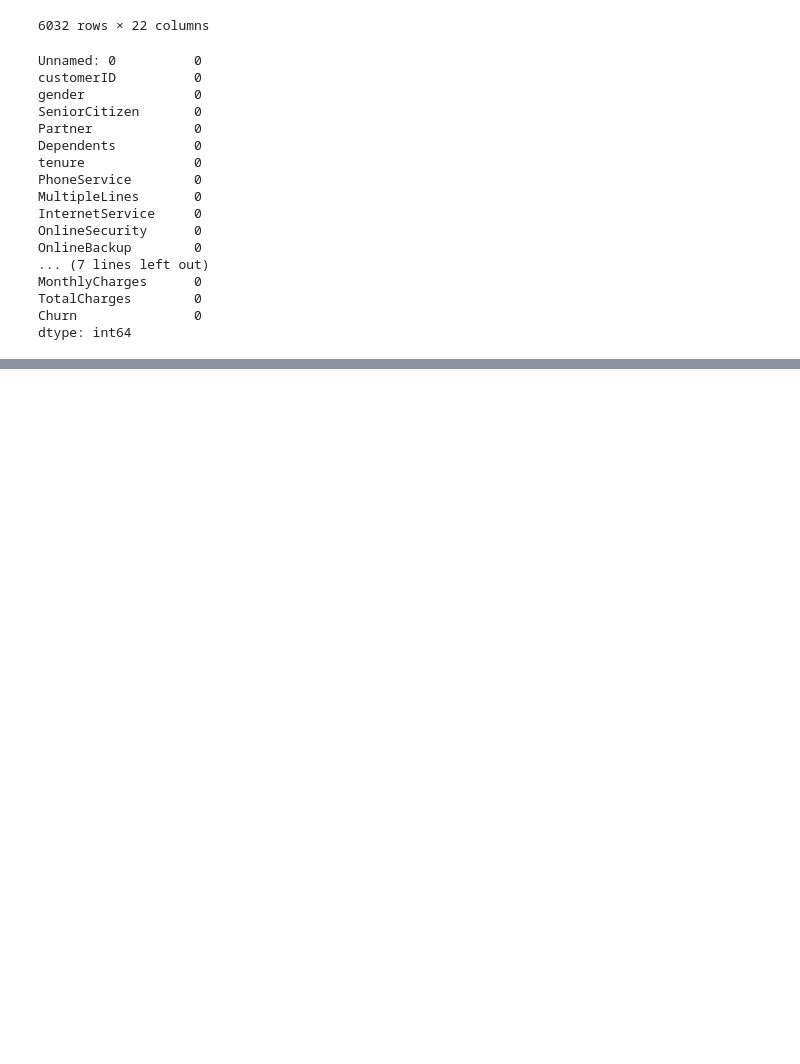
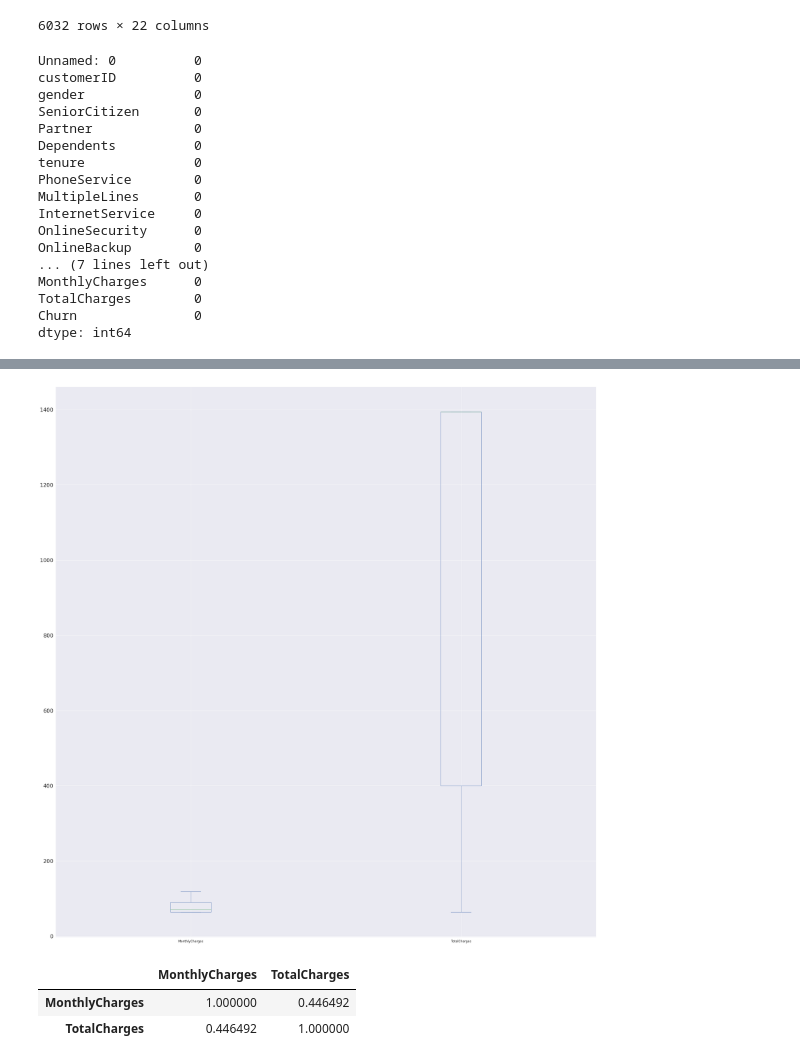
Before and after one commit to GerardoGrana/portfolio, a Jupyter notebook: credit_prediction/notebooks/exploratory.ipynb, the cells around one changed output, grey strips where cells are left out. Saved outputs shown, nothing was run; the diff lists cells and outputs as text; code cells hidden in the pictures; blank space fills up the shorter version.

```diff
--- a/credit_prediction/notebooks/exploratory.ipynb
+++ b/credit_prediction/notebooks/exploratory.ipynb
@@ -151,0 +169,17 @@ df_churn.sample(5)
+# %%
+q1= np.percentile(numeric_features,25)
+q3= np.percentile(numeric_features,75)
+
+numeric_features['MonthlyCharges'] = numeric_features.MonthlyCharges.clip(lower=q1, upper=q3)
+numeric_features['TotalCharges']  = numeric_features.TotalCharges.clip(lower=q1, upper=q3)
+# %%
+plt.rcParams["figure.figsize"] = [30, 30]
+plt.rcParams["figure.autolayout"] = True
+
+ax = numeric_features[['MonthlyCharges','TotalCharges']].plot(kind='box')
+plt.xticks(fontsize=12)
+plt.yticks(fontsize=20)
+
+plt.show()
+# %% [output]
+[figure, added]
@@ -151,0 +188,6 @@ df_churn.sample(5)
+# %%
+correlation
+# %% [output]
+|  | MonthlyCharges | TotalCharges |
+| MonthlyCharges | 1.000000 | 0.446492 |
+| TotalCharges | 0.446492 | 1.000000 |
```
Also changed, not shown: parts of 8 cells of this notebook.
